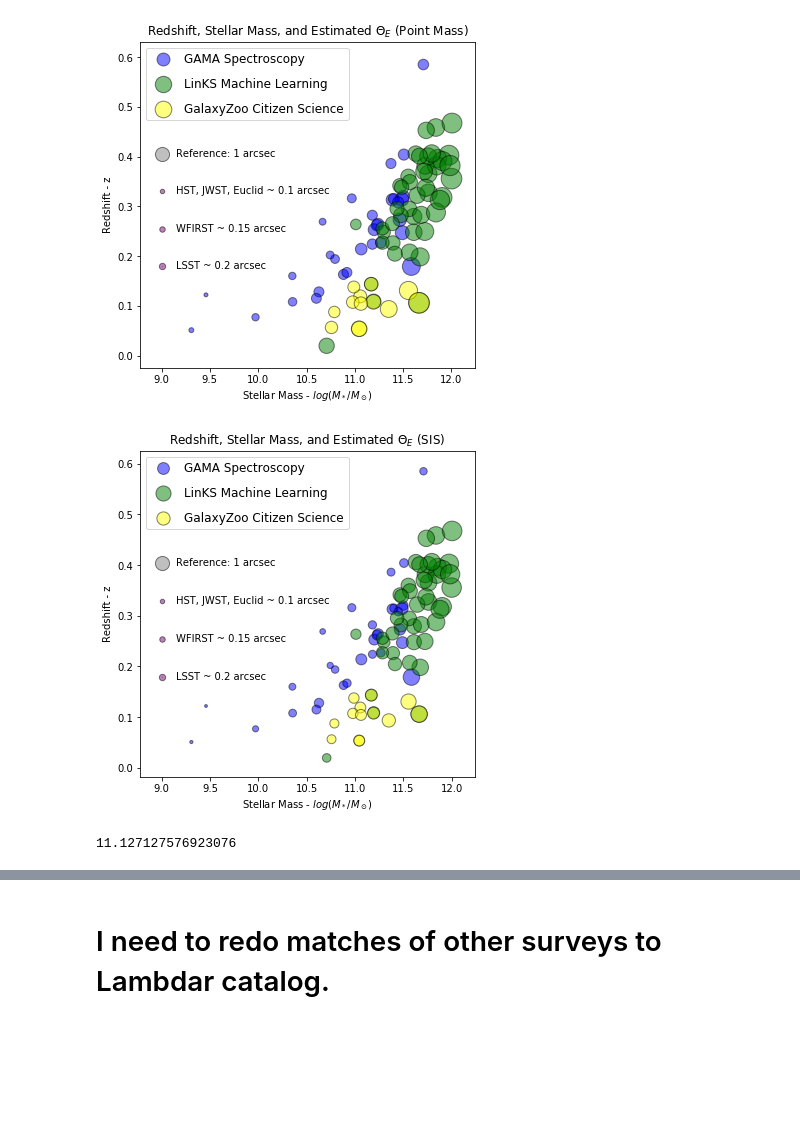
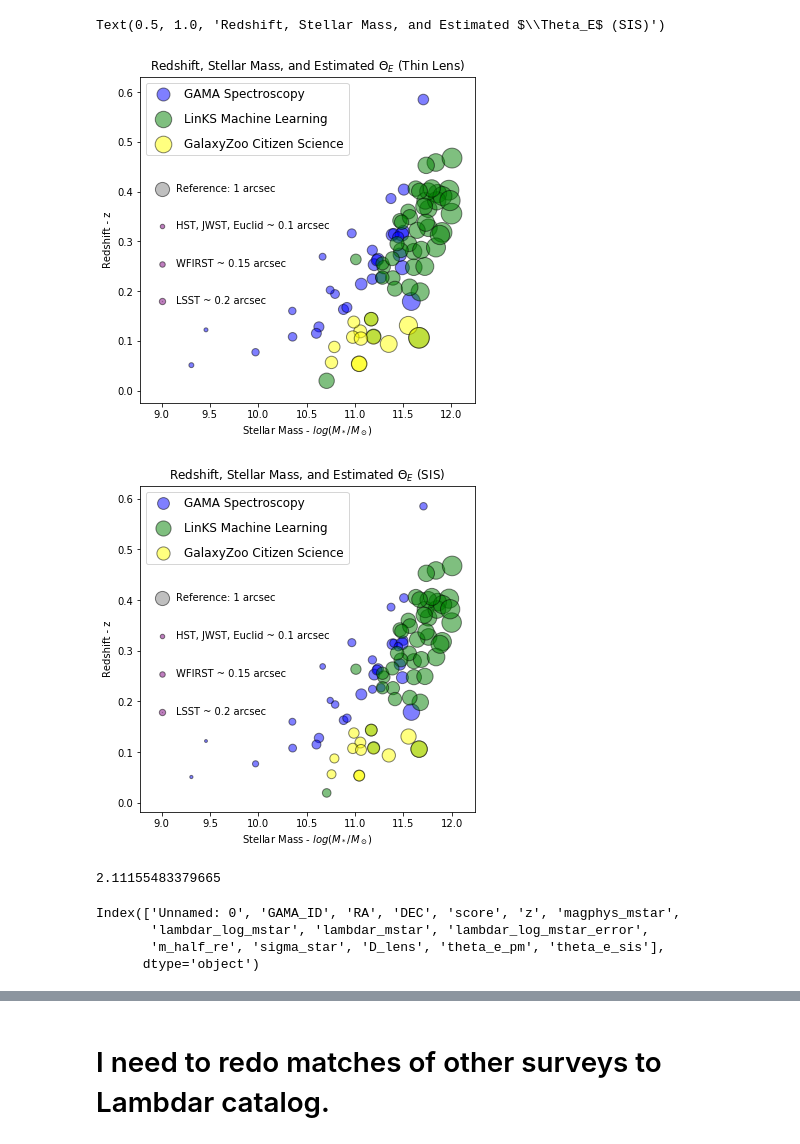
Before and after one commit to shawnknabel/lens_methods, a Jupyter notebook: Notebook_Files/visualization/paper_visualizations_063020.ipynb, the cells around one changed output, grey strips where cells are left out. Drawn from its saved outputs; the diff is of its cells as text; code cells hidden in the pictures; blank space fills up the shorter version.

```diff
--- a/Notebook_Files/visualization/paper_visualizations_063020.ipynb
+++ b/Notebook_Files/visualization/paper_visualizations_063020.ipynb
@@ -249,7 +261,7 @@ plt.text
 
 plt.xlabel("Stellar Mass - $log(M_*/M_\odot)$")
 plt.ylabel("Redshift - z")
-plt.title("Redshift, Stellar Mass, and Estimated $\Theta_E$ (Point Mass)")
+plt.title("Redshift, Stellar Mass, and Estimated $\Theta_E$ (Thin Lens)")
 
 #plt.savefig(f'{pdf_path}big_plot_theta_e_pm.pdf')
 
@@ -276,39 +288,47 @@ v3 = zoo.theta_e_sis*200
 jwst = 0.1*200
 lsst = 0.2*200
 wfirst = 0.15*200
 hst = 0.05
 
 ax.scatter(x1, y1, s=v1, color='blue', marker='o', edgecolors = "k", label='GAMA Spectroscopy', alpha = 0.5)#, fillstyle = 'none')
 ax.scatter(x2, y2, s=v2, color='green', marker='o', edgecolors = "k", label='LinKS Machine Learning', alpha = 0.5)
 ax.scatter(x3, y3, s=v3, color='yellow', marker='o', edgecolors = "k", label='GalaxyZoo Citizen Science', alpha = 0.5)
 
 ax.scatter(9., 0.405, s=200, color='gray', marker = 'o', edgecolors = "k", alpha = 0.5)
 ax.scatter(9., 0.330, s=jwst, color = 'purple', marker = 'o', edgecolors = "k", alpha = 0.5)
 ax.scatter(9., 0.255, s=wfirst, color = 'purple', marker = 'o', edgecolors = "k", alpha = 0.5)
 ax.scatter(9., 0.180, s=lsst, color = 'purple', marker = 'o', edgecolors = "k", alpha = 0.5)
 ax.scatter(9., 0.180, s=hst, color = 'purple', marker = 'o', edgecolors = "k", alpha = 0.5)
 
 plt.legend(loc='upper left', labelspacing=1.0, fontsize = 12)
 #plt.cbar = plt.colorbar(p, shrink=1, orientation='vertical',ticks=[0.4,0.5,0.6,0.7,0.8,0.9,1.0,1.1,1.2,1.3,1.4], spacing='uniform') #, anchor=(0,1.5))
 #plt.cbar.set_label('Einstein Radius - arcsec', fontsize=10)
 plt.text(9.15,0.400,'Reference: 1 arcsec')
 plt.text(9.15,0.325,'HST, JWST, Euclid ~ 0.1 arcsec')
 plt.text(9.15,0.250,'WFIRST ~ 0.15 arcsec')
 plt.text(9.15,0.175,'LSST ~ 0.2 arcsec')
 plt.text
 
 plt.xlabel("Stellar Mass - $log(M_*/M_\odot)$")
 plt.ylabel("Redshift - z")
 plt.title("Redshift, Stellar Mass, and Estimated $\Theta_E$ (SIS)")
 
 #plt.savefig(f'{pdf_path}big_plot_theta_e_sis.pdf')
 # %% [output]
+Text(0.5, 1.0, 'Redshift, Stellar Mass, and Estimated $\\Theta_E$ (SIS)')
-[figure, old version]
+[figure, new version]
 [figure]
-# %%
-zoo.lambdar_log_mstar.mean()
-# %% [output]
-11.127127576923076
+# %%
+zoo.theta_e_pm.max()
+# %% [output]
+2.11155483379665
+# %%
+mac.columns
+# %% [output]
+Index(['Unnamed: 0', 'GAMA_ID', 'RA', 'DEC', 'score', 'z', 'magphys_mstar',
+       'lambdar_log_mstar', 'lambdar_mstar', 'lambdar_log_mstar_error',
+       'm_half_re', 'sigma_star', 'D_lens', 'theta_e_pm', 'theta_e_sis'],
+      dtype='object')
 # %%
 # Histogram of Einstein Radii
 # PM
```
Also changed, not shown: parts of 21 cells of this notebook, 50 other files.
